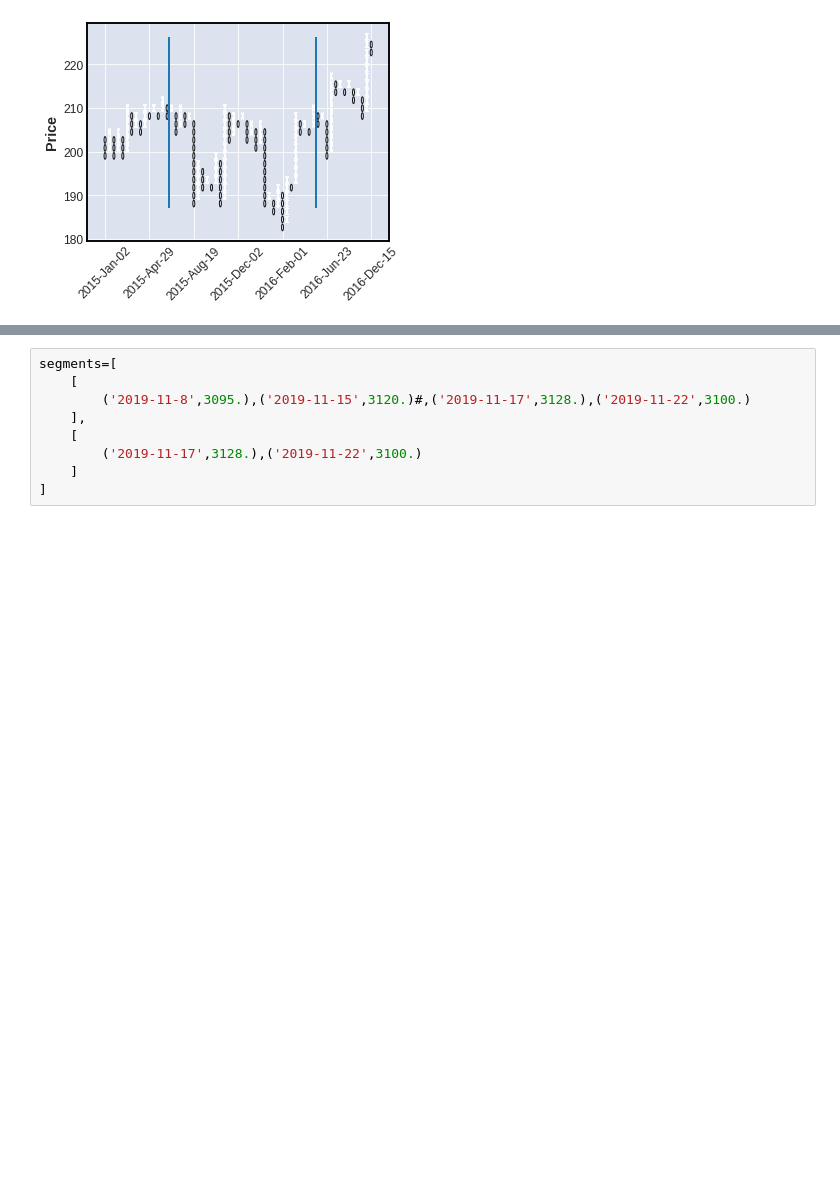
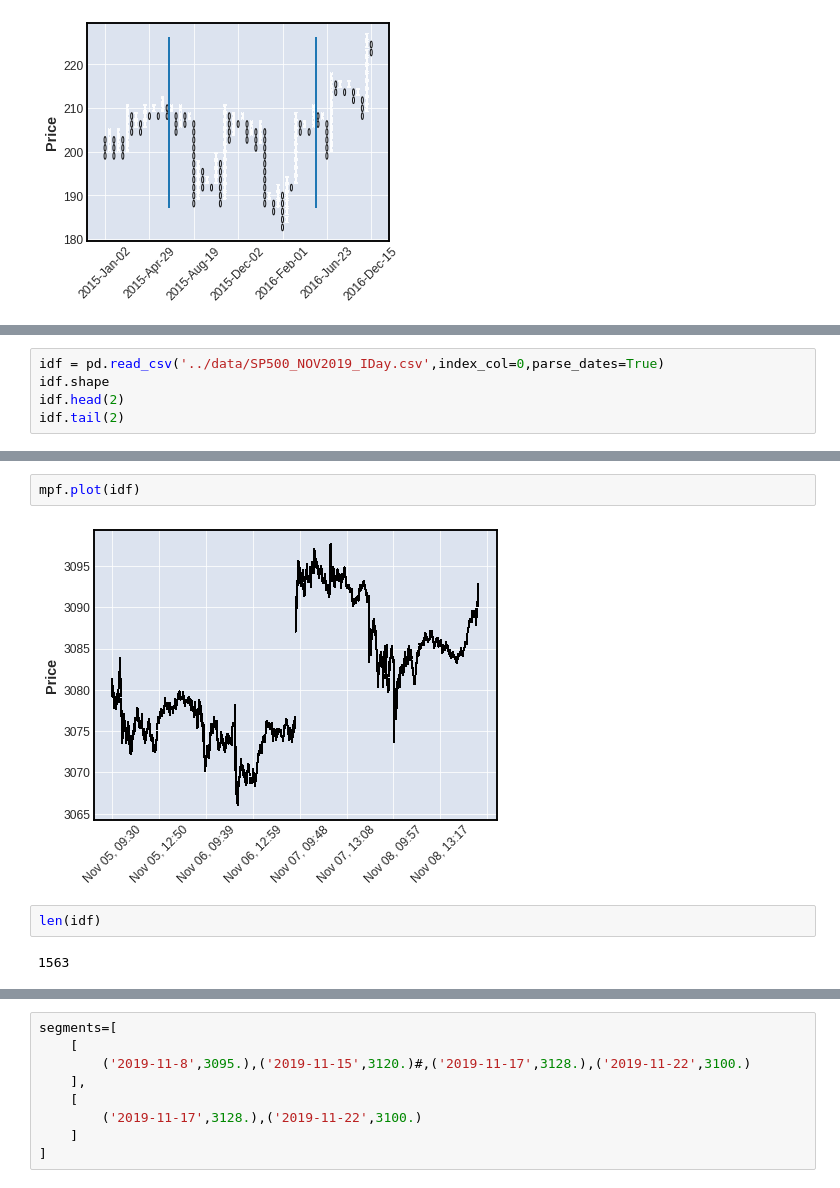
Before and after one commit to matplotlib/mplfinance, a Jupyter notebook: examples/scratch_pad/dev_lines.ipynb, the cells around one changed output, grey strips where cells are left out. Cells and saved outputs as stored; diff of their text form; blank space fills up the shorter version.

```diff
--- a/examples/scratch_pad/dev_lines.ipynb
+++ b/examples/scratch_pad/dev_lines.ipynb
@@ -409,0 +414,5 @@ miny,maxy= 187.21999388888887 226.37149197777774
+# %%
+idf = pd.read_csv('../data/SP500_NOV2019_IDay.csv',index_col=0,parse_dates=True)
+idf.shape
+idf.head(2)
+idf.tail(2)
@@ -409,0 +429,8 @@ miny,maxy= 187.21999388888887 226.37149197777774
+# %%
+mpf.plot(idf)
+# %% [output]
+[figure, added]
+# %%
+len(idf)
+# %% [output]
+1563
```
Also changed, not shown: parts of 7 cells of this notebook.
